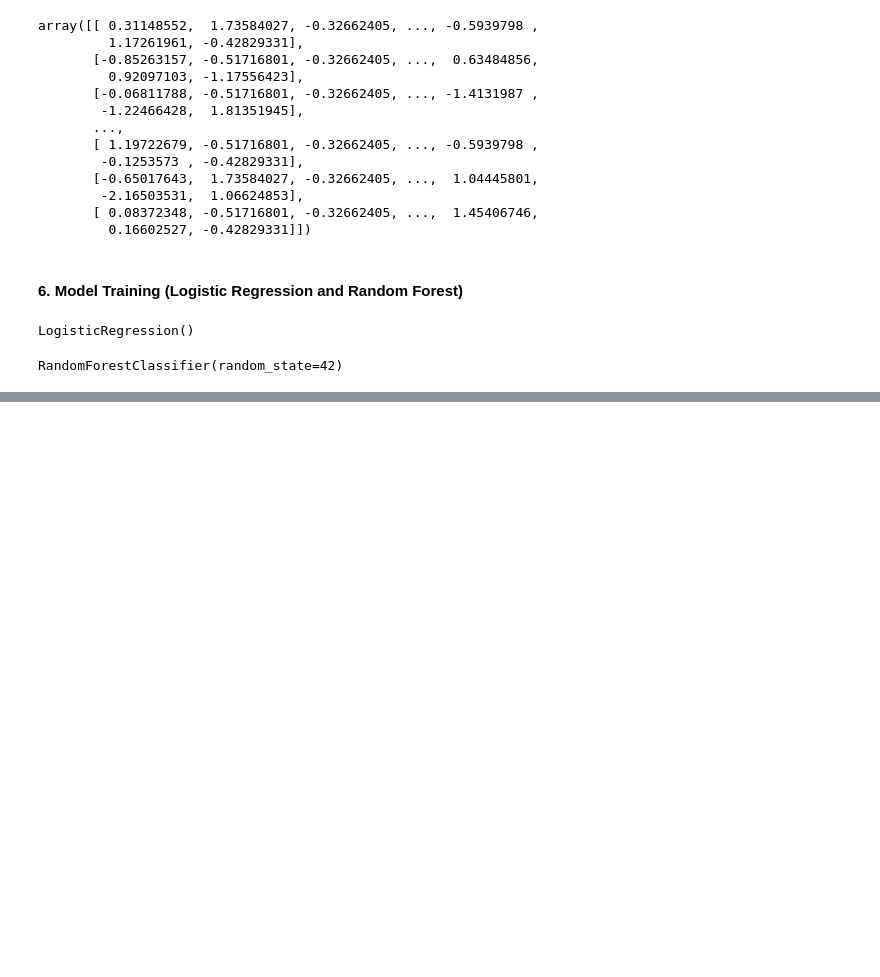
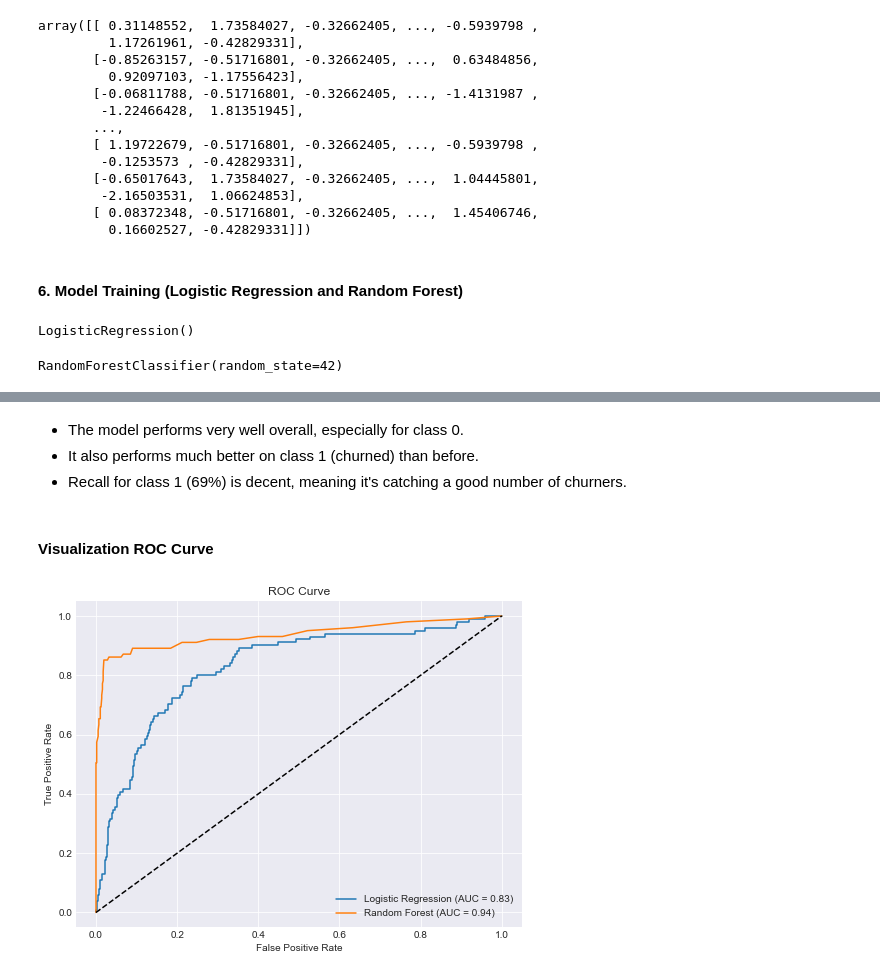
Before and after one commit to MercyBarminga/Project_Phase-3, a Jupyter notebook: Project_Phase.ipynb, the cells around one changed output, grey strips where cells are left out. Saved outputs shown, nothing was run; the diff lists cells and outputs as text; code cells hidden in the pictures; blank space fills up the shorter version.

Commit message:
model evaluation

```diff
--- a/Project_Phase.ipynb
+++ b/Project_Phase.ipynb
@@ -224,0 +279,25 @@ RandomForestClassifier(random_state=42)
+# %% [markdown]
+- The model performs very well overall, especially for class 0.
+- It also performs much better on class 1 (churned) than before.
+- Recall for class 1 (69%) is decent, meaning it's catching a good number of churners.
+# %% [markdown]
+#### Visualization ROC Curve
+# %%
+lr_probs = lr.predict_proba(X_test_scaled)[:, 1]
+rf_probs = rf.predict_proba(X_test)[:, 1]
+
+fpr_lr, tpr_lr, _ = roc_curve(y_test, lr_probs)
+fpr_rf, tpr_rf, _ = roc_curve(y_test, rf_probs)
+
+plt.figure(figsize=(8, 6))
+plt.plot(fpr_lr, tpr_lr, label='Logistic Regression (AUC = {:.2f})'.format(roc_auc_score(y_test, lr_probs)))
+plt.plot(fpr_rf, tpr_rf, label='Random Forest (AUC = {:.2f})'.format(roc_auc_score(y_test, rf_probs)))
+plt.plot([0, 1], [0, 1], 'k--')
+plt.xlabel('False Positive Rate')
+plt.ylabel('True Positive Rate')
+plt.title('ROC Curve')
+plt.legend()
+plt.grid(True)
+plt.show()
+# %% [output]
+[figure, added]
```
Also changed, not shown: parts of 4 cells of this notebook.
